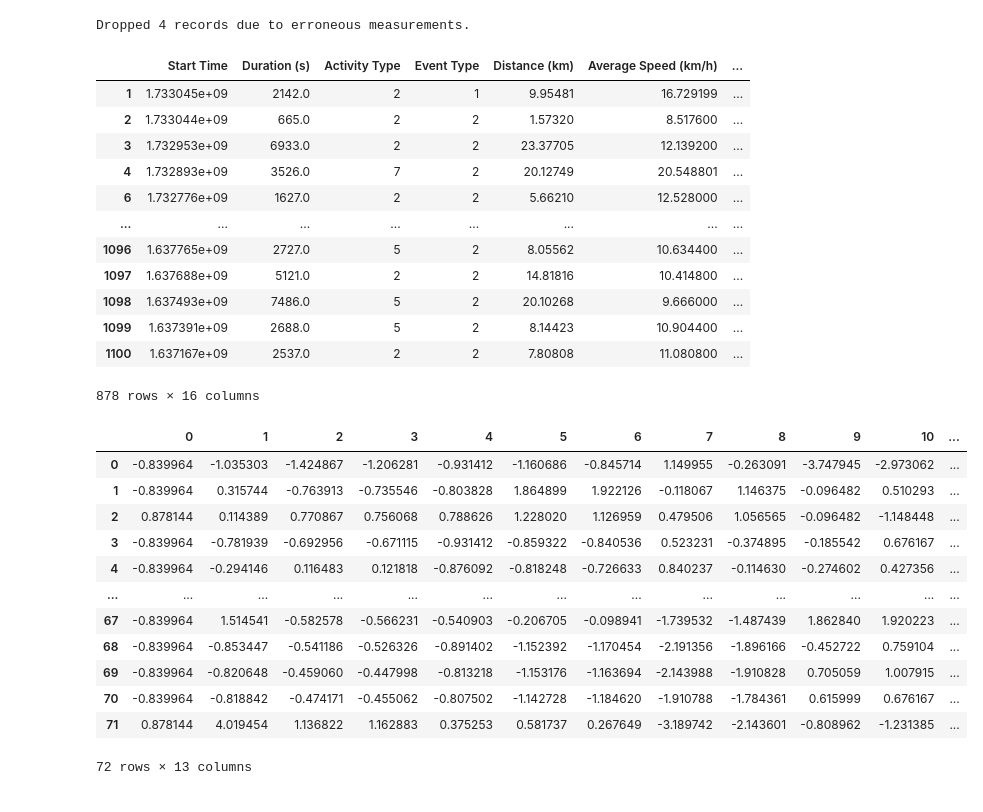
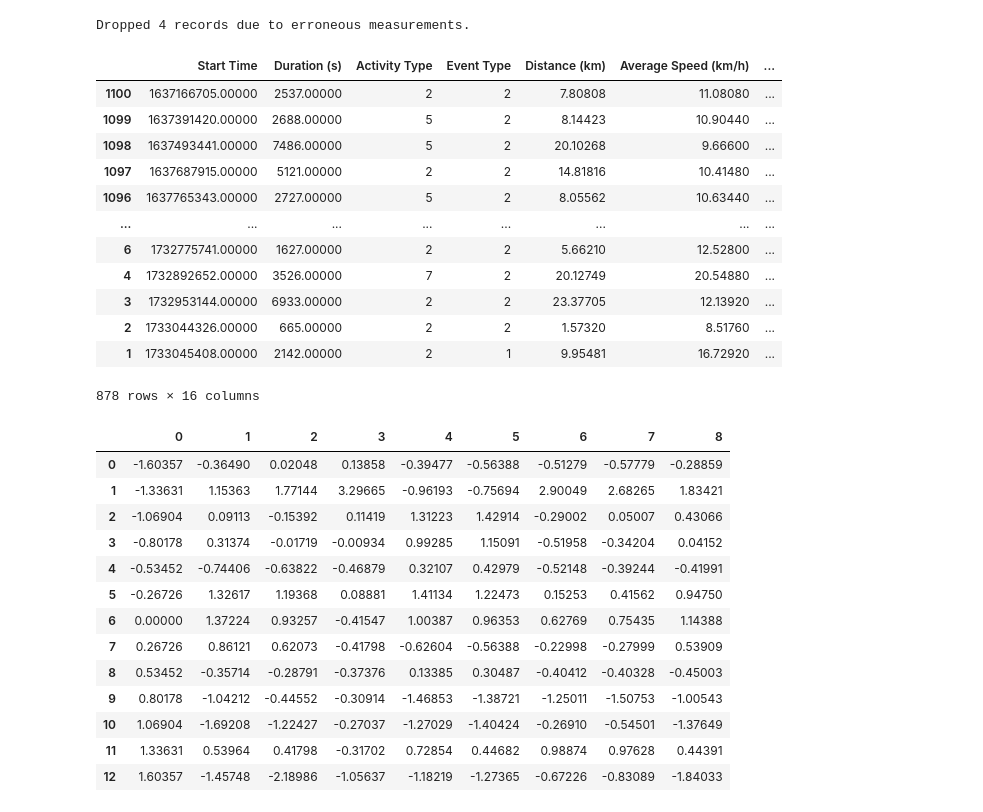
Before and after one commit to fkuper/running-time-predictor, a Jupyter notebook: running_time_predictor.ipynb, the cells around one changed output. Drawn from its saved outputs; the diff is of its cells as text; code cells hidden in the pictures.

```diff
--- a/running_time_predictor.ipynb
+++ b/running_time_predictor.ipynb
@@ -54,6 +54,9 @@ df['Event Type'] = df['Event Type'].apply(lambda evt: event_type_to_int[evt])
 # convert Start Time to UTC timestamp
 df['Start Time'] = df['Start Time'].apply(lambda dt: dt.replace(tzinfo=timezone.utc).timestamp())
 
+# Sort by 'Start Time' in ascending order (oldest to newest)
+df = df.sort_values(by='Start Time', ascending=True)
+
 # fill all NaN values with a 0
 df.fillna(0, inplace=True)
 
@@ -71,17 +74,17 @@ df = df[~df['Activity Type'].isin(activity_types_to_drop)]
 df
 # %% [output]
 |  | Start Time | Duration (s) | Activity Type | Event Type | Distance (km) | Average Speed (km/h) | ... |
-| 1 | 1.733045e+09 | 2142.0 | 2 | 1 | 9.95481 | 16.729199 | ... |
-| 2 | 1.733044e+09 | 665.0 | 2 | 2 | 1.57320 | 8.517600 | ... |
-| 3 | 1.732953e+09 | 6933.0 | 2 | 2 | 23.37705 | 12.139200 | ... |
-| 4 | 1.732893e+09 | 3526.0 | 7 | 2 | 20.12749 | 20.548801 | ... |
-| 6 | 1.732776e+09 | 1627.0 | 2 | 2 | 5.66210 | 12.528000 | ... |
+| 1100 | 1637166705.00000 | 2537.00000 | 2 | 2 | 7.80808 | 11.08080 | ... |
+| 1099 | 1637391420.00000 | 2688.00000 | 5 | 2 | 8.14423 | 10.90440 | ... |
+| 1098 | 1637493441.00000 | 7486.00000 | 5 | 2 | 20.10268 | 9.66600 | ... |
+| 1097 | 1637687915.00000 | 5121.00000 | 2 | 2 | 14.81816 | 10.41480 | ... |
+| 1096 | 1637765343.00000 | 2727.00000 | 5 | 2 | 8.05562 | 10.63440 | ... |
 | ... | ... | ... | ... | ... | ... | ... | ... |
-| 1096 | 1.637765e+09 | 2727.0 | 5 | 2 | 8.05562 | 10.634400 | ... |
-| 1097 | 1.637688e+09 | 5121.0 | 2 | 2 | 14.81816 | 10.414800 | ... |
-| 1098 | 1.637493e+09 | 7486.0 | 5 | 2 | 20.10268 | 9.666000 | ... |
-| 1099 | 1.637391e+09 | 2688.0 | 5 | 2 | 8.14423 | 10.904400 | ... |
-| 1100 | 1.637167e+09 | 2537.0 | 2 | 2 | 7.80808 | 11.080800 | ... |
+| 6 | 1732775741.00000 | 1627.00000 | 2 | 2 | 5.66210 | 12.52800 | ... |
+| 4 | 1732892652.00000 | 3526.00000 | 7 | 2 | 20.12749 | 20.54880 | ... |
+| 3 | 1732953144.00000 | 6933.00000 | 2 | 2 | 23.37705 | 12.13920 | ... |
+| 2 | 1733044326.00000 | 665.00000 | 2 | 2 | 1.57320 | 8.51760 | ... |
+| 1 | 1733045408.00000 | 2142.00000 | 2 | 1 | 9.95481 | 16.72920 | ... |
 878 rows × 16 columns
 # %%
 # getting all 10km races
@@ -116,36 +119,57 @@ def get_training_block_activities():
 
 # creating a series of training block activities: [[block1_activities], [block2_activities], ...]
 ten_k_race_training_block_activities = pd.Series(get_training_block_activities())
+
+# further reduce data by summing up activities on a per-week basis
+def generate_training_weeks():
+    columns_to_drop = ['Activity Type', 'Event Type', 'Average Speed (km/h)', 'Max. Speed (km/h)',
+                       'Max. Heart Rate (bpm)', 'Average Heart Rate (bpm)', 'Avg. Temp (°C)']
+
+    training_block_weeks_list = []
+
+    for training_block_tuple in ten_k_race_training_block_activities.items():
+        training_block = training_block_tuple[1]
+        training_block['Start Time'] = training_block['Start Time'].apply(lambda ts: datetime.fromtimestamp(ts, tz=timezone.utc))
+        training_block.drop(columns=columns_to_drop, inplace=True)
+
+        training_block_weeks = training_block.groupby(pd.Grouper(key='Start Time', freq='W')).sum()
+        training_block_weeks.reset_index(inplace=True)
+        training_block_weeks['Start Time'] = training_block_weeks['Start Time'].apply(lambda dt: dt.replace(tzinfo=timezone.utc).timestamp())
+
+        training_block_weeks_list.append(training_block_weeks)
+
+    return training_block_weeks_list
+
+# Creating a series of training block weeks
+ten_k_race_training_block_weeks = pd.Series(generate_training_weeks())
 # %%
 from sklearn import preprocessing
 
 # normalize and scale input data to resolve big differences in feature magnitudes
 # i.e. Start Time is a big number (> 1 billion), event type is a very small number (0..2)
 
 scaler = preprocessing.StandardScaler()
 
-ten_k_race_training_block_activities = ten_k_race_training_block_activities.apply(
-    lambda block: block.drop(['Start Time', 'Event Type', 'Duration (s)'], axis='columns')
-)
-ten_k_race_training_block_activities = ten_k_race_training_block_activities.apply(
+ten_k_race_training_block_weeks = ten_k_race_training_block_weeks.apply(
     lambda block: pd.DataFrame(scaler.fit_transform(block))
 )
 
-ten_k_race_training_block_activities.iloc[0]
+ten_k_race_training_block_weeks.iloc[0]
 # %% [output]
-|  | 0 | 1 | 2 | 3 | 4 | 5 | 6 | 7 | 8 | 9 | 10 | ... |
-| 0 | -0.839964 | -1.035303 | -1.424867 | -1.206281 | -0.931412 | -1.160686 | -0.845714 | 1.149955 | -0.263091 | -3.747945 | -2.973062 | ... |
-| 1 | -0.839964 | 0.315744 | -0.763913 | -0.735546 | -0.803828 | 1.864899 | 1.922126 | -0.118067 | 1.146375 | -0.096482 | 0.510293 | ... |
-| 2 | 0.878144 | 0.114389 | 0.770867 | 0.756068 | 0.788626 | 1.228020 | 1.126959 | 0.479506 | 1.056565 | -0.096482 | -1.148448 | ... |
-| 3 | -0.839964 | -0.781939 | -0.692956 | -0.671115 | -0.931412 | -0.859322 | -0.840536 | 0.523231 | -0.374895 | -0.185542 | 0.676167 | ... |
-| 4 | -0.839964 | -0.294146 | 0.116483 | 0.121818 | -0.876092 | -0.818248 | -0.726633 | 0.840237 | -0.114630 | -0.274602 | 0.427356 | ... |
-| ... | ... | ... | ... | ... | ... | ... | ... | ... | ... | ... | ... | ... |
-| 67 | -0.839964 | 1.514541 | -0.582578 | -0.566231 | -0.540903 | -0.206705 | -0.098941 | -1.739532 | -1.487439 | 1.862840 | 1.920223 | ... |
-| 68 | -0.839964 | -0.853447 | -0.541186 | -0.526326 | -0.891402 | -1.152392 | -1.170454 | -2.191356 | -1.896166 | -0.452722 | 0.759104 | ... |
-| 69 | -0.839964 | -0.820648 | -0.459060 | -0.447998 | -0.813218 | -1.153176 | -1.163694 | -2.143988 | -1.910828 | 0.705059 | 1.007915 | ... |
-| 70 | -0.839964 | -0.818842 | -0.474171 | -0.455062 | -0.807502 | -1.142728 | -1.184620 | -1.910788 | -1.784361 | 0.615999 | 0.676167 | ... |
-| 71 | 0.878144 | 4.019454 | 1.136822 | 1.162883 | 0.375253 | 0.581737 | 0.267649 | -3.189742 | -2.143601 | -0.808962 | -1.231385 | ... |
+|  | 0 | 1 | 2 | 3 | 4 | 5 | 6 | 7 | 8 |
+| 0 | -1.60357 | -0.36490 | 0.02048 | 0.13858 | -0.39477 | -0.56388 | -0.51279 | -0.57779 | -0.28859 |
+| 1 | -1.33631 | 1.15363 | 1.77144 | 3.29665 | -0.96193 | -0.75694 | 2.90049 | 2.68265 | 1.83421 |
+| 2 | -1.06904 | 0.09113 | -0.15392 | 0.11419 | 1.31223 | 1.42914 | -0.29002 | 0.05007 | 0.43066 |
+| 3 | -0.80178 | 0.31374 | -0.01719 | -0.00934 | 0.99285 | 1.15091 | -0.51958 | -0.34204 | 0.04152 |
+| 4 | -0.53452 | -0.74406 | -0.63822 | -0.46879 | 0.32107 | 0.42979 | -0.52148 | -0.39244 | -0.41991 |
+| 5 | -0.26726 | 1.32617 | 1.19368 | 0.08881 | 1.41134 | 1.22473 | 0.15253 | 0.41562 | 0.94750 |
+| 6 | 0.00000 | 1.37224 | 0.93257 | -0.41547 | 1.00387 | 0.96353 | 0.62769 | 0.75435 | 1.14388 |
+| 7 | 0.26726 | 0.86121 | 0.62073 | -0.41798 | -0.62604 | -0.56388 | -0.22998 | -0.27999 | 0.53909 |
+| 8 | 0.53452 | -0.35714 | -0.28791 | -0.37376 | 0.13385 | 0.30487 | -0.40412 | -0.40328 | -0.45003 |
+| 9 | 0.80178 | -1.04212 | -0.44552 | -0.30914 | -1.46853 | -1.38721 | -1.25011 | -1.50753 | -1.00543 |
+| 10 | 1.06904 | -1.69208 | -1.22427 | -0.27037 | -1.27029 | -1.40424 | -0.26910 | -0.54501 | -1.37649 |
+| 11 | 1.33631 | 0.53964 | 0.41798 | -0.31702 | 0.72854 | 0.44682 | 0.98874 | 0.97628 | 0.44391 |
+| 12 | 1.60357 | -1.45748 | -2.18986 | -1.05637 | -1.18219 | -1.27365 | -0.67226 | -0.83089 | -1.84033 |
-72 rows × 13 columns
 # %%
 import numpy as np
 
```
Also changed, not shown: parts of 6 cells of this notebook.
